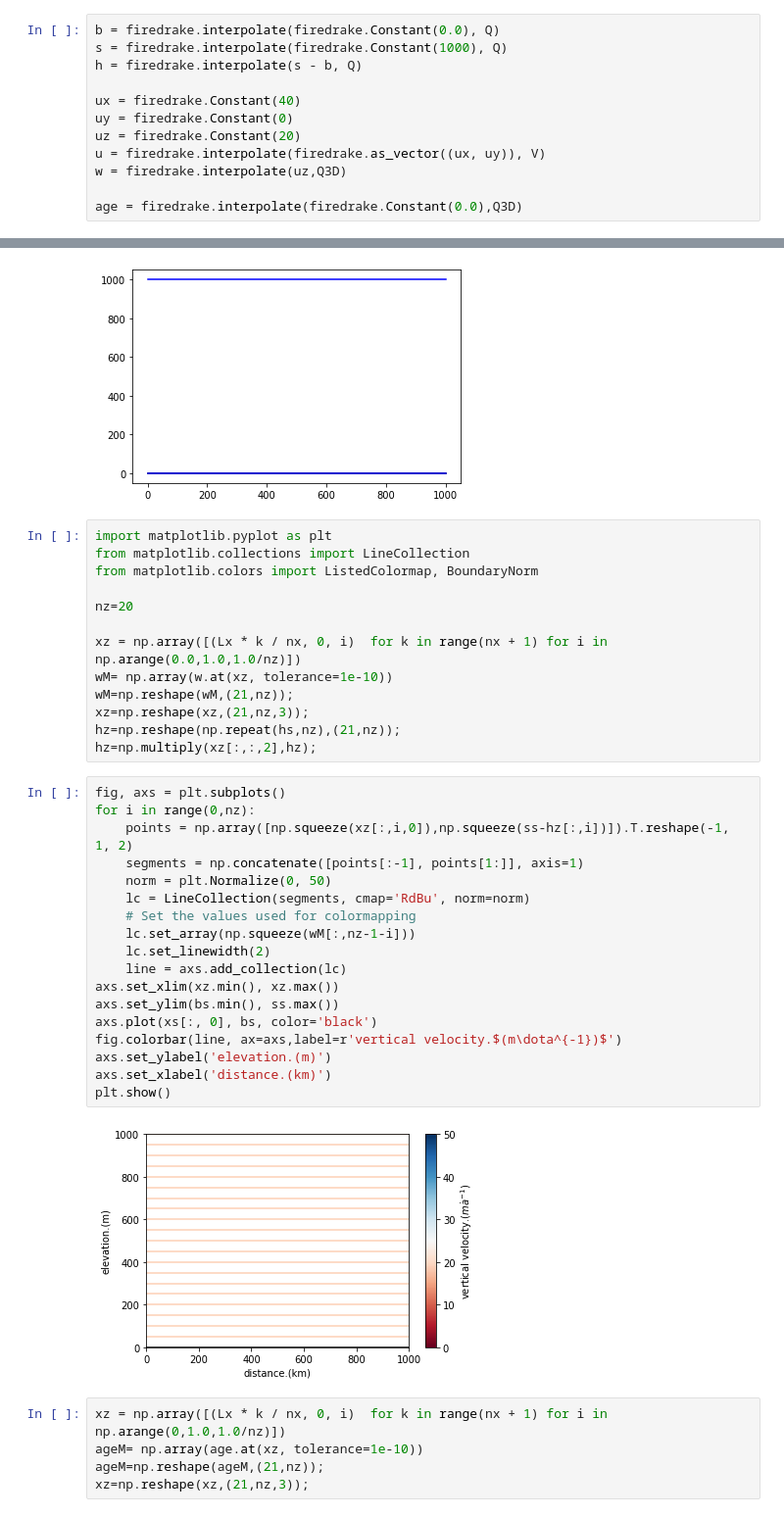
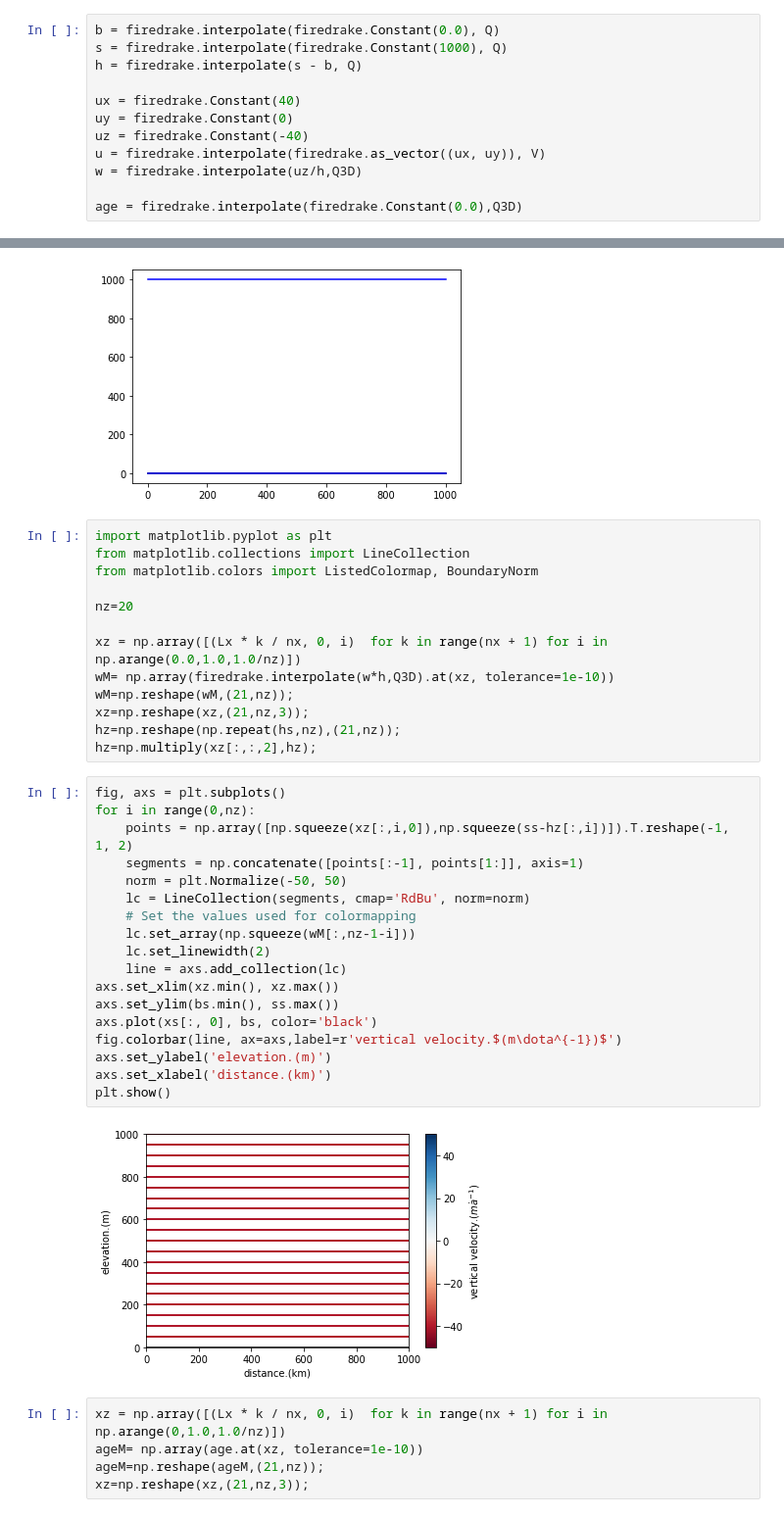
Before and after one commit to jabadge/icepack, a Jupyter notebook: notebooks/tutorials/age_model_test.ipynb, the cells around one changed output, grey strips where cells are left out. Shown at 98% size. Cells and saved outputs as stored; diff of their text form.

```diff
--- a/notebooks/tutorials/age_model_test.ipynb
+++ b/notebooks/tutorials/age_model_test.ipynb
@@ -22,9 +22,9 @@ h = firedrake.interpolate(s - b, Q)
 
 ux = firedrake.Constant(40)
 uy = firedrake.Constant(0)
-uz = firedrake.Constant(20)
+uz = firedrake.Constant(-40)
 u = firedrake.interpolate(firedrake.as_vector((ux, uy)), V)
-w = firedrake.interpolate(uz,Q3D)
+w = firedrake.interpolate(uz/h,Q3D)
 
 age = firedrake.interpolate(firedrake.Constant(0.0),Q3D)
 # %%
@@ -84,7 +87,7 @@ from matplotlib.colors import ListedColormap, BoundaryNorm
 nz=20
 
 xz = np.array([(Lx * k / nx, 0, i)  for k in range(nx + 1) for i in np.arange(0.0,1.0,1.0/nz)])
-wM= np.array(w.at(xz, tolerance=1e-10))
+wM= np.array(firedrake.interpolate(w*h,Q3D).at(xz, tolerance=1e-10))
 wM=np.reshape(wM,(21,nz));
 xz=np.reshape(xz,(21,nz,3));
 hz=np.reshape(np.repeat(hs,nz),(21,nz));
@@ -92,23 +95,23 @@ hz=np.multiply(xz[:,:,2],hz);
 # %%
 fig, axs = plt.subplots()
 for i in range(0,nz):
     points = np.array([np.squeeze(xz[:,i,0]),np.squeeze(ss-hz[:,i])]).T.reshape(-1, 1, 2)
     segments = np.concatenate([points[:-1], points[1:]], axis=1)
-    norm = plt.Normalize(0, 50)
+    norm = plt.Normalize(-50, 50)
     lc = LineCollection(segments, cmap='RdBu', norm=norm)
     # Set the values used for colormapping
     lc.set_array(np.squeeze(wM[:,nz-1-i]))
     lc.set_linewidth(2)
     line = axs.add_collection(lc)
 axs.set_xlim(xz.min(), xz.max())
 axs.set_ylim(bs.min(), ss.max())
 axs.plot(xs[:, 0], bs, color='black')
 fig.colorbar(line, ax=axs,label=r'vertical velocity.$(m\dota^{-1})$')
 axs.set_ylabel('elevation.(m)')
 axs.set_xlabel('distance.(km)')
 plt.show()
 # %% [output]
-[figure, old version]
+[figure, new version]
 # %%
 xz = np.array([(Lx * k / nx, 0, i)  for k in range(nx + 1) for i in np.arange(0,1.0,1.0/nz)])
 ageM= np.array(age.at(xz, tolerance=1e-10))
```
Also changed, not shown: parts of 11 cells of this notebook, 2 other files.
